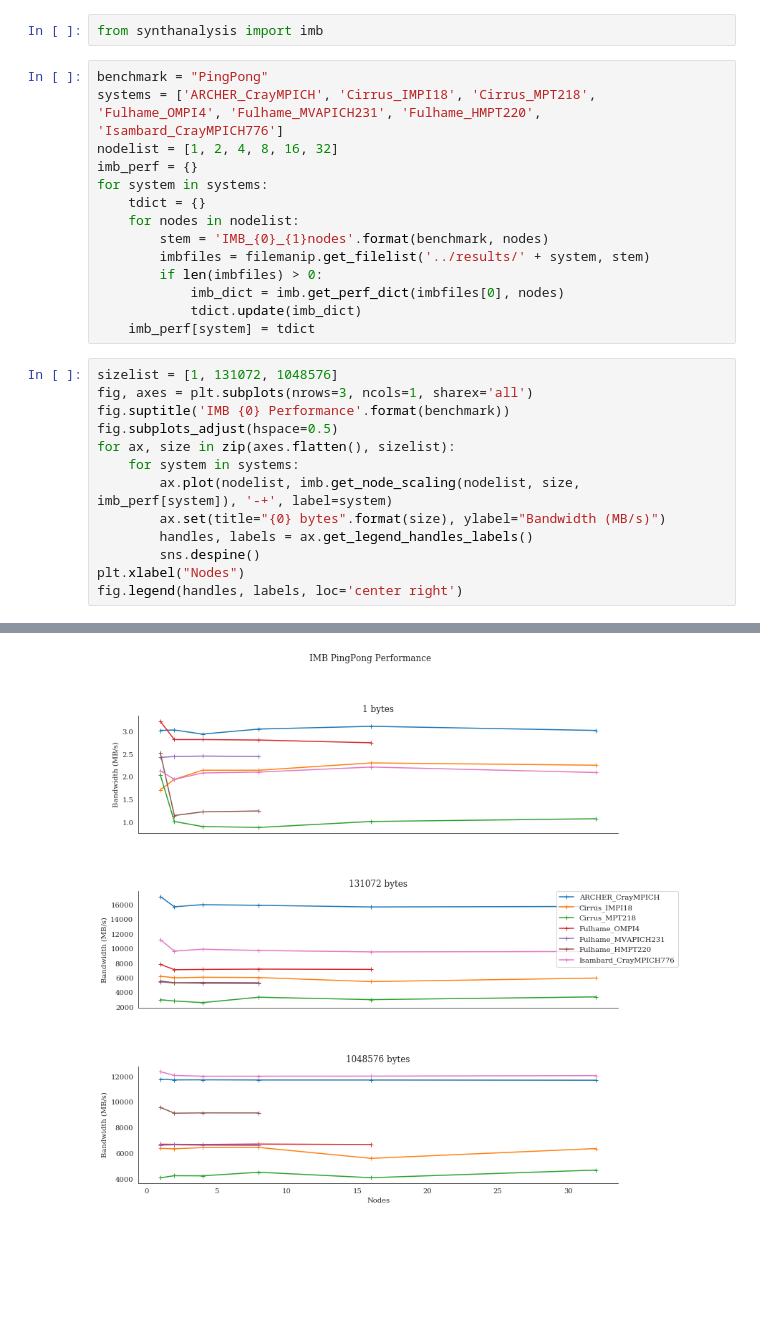
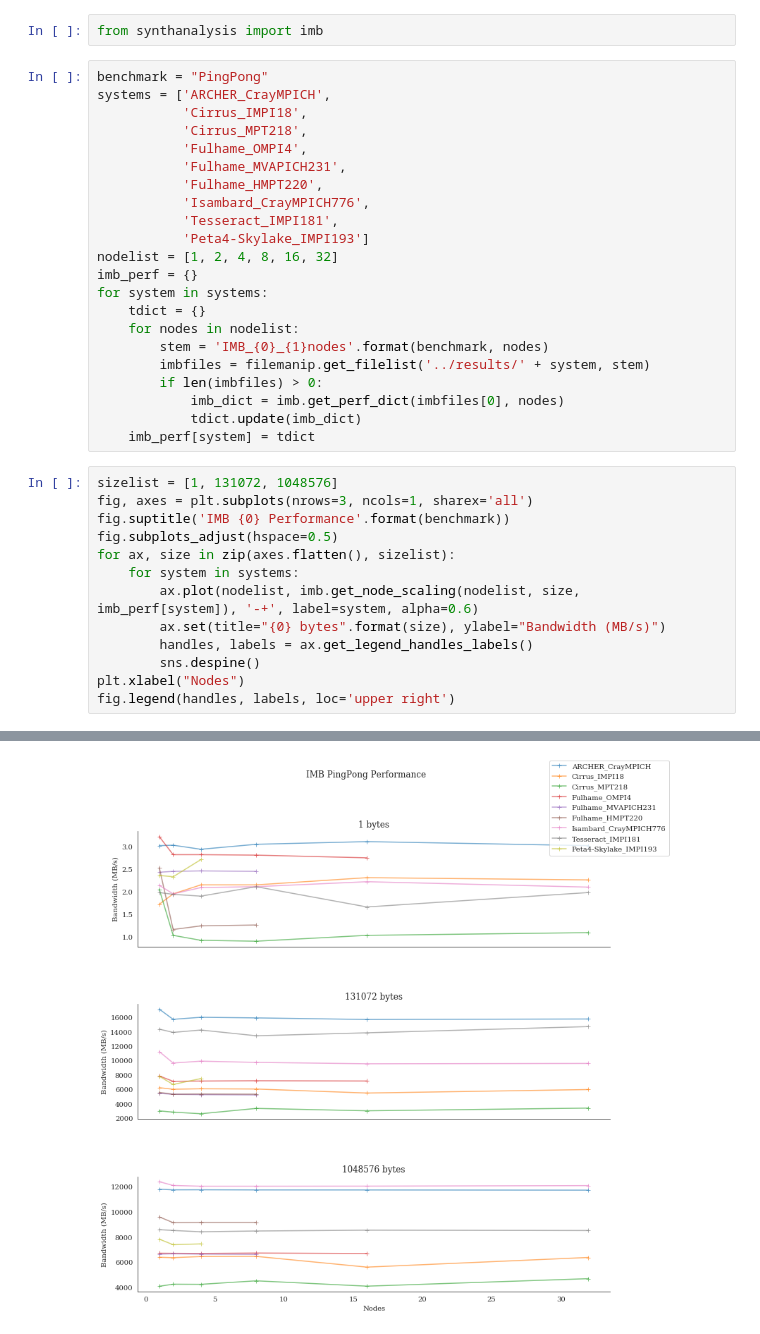
Before and after one commit to hpc-uk/archer-benchmarks, a Jupyter notebook: synth/IMB/analysis/IMB_PingPong_compare.ipynb, the cells around one changed output, grey strips where cells are left out. Cells and saved outputs as stored; diff of their text form; blank space fills up the shorter version.

```diff
--- a/synth/IMB/analysis/IMB_PingPong_compare.ipynb
+++ b/synth/IMB/analysis/IMB_PingPong_compare.ipynb
@@ -16,7 +16,15 @@ from utilities import filemanip
 from synthanalysis import imb
 # %%
 benchmark = "PingPong"
-systems = ['ARCHER_CrayMPICH', 'Cirrus_IMPI18', 'Cirrus_MPT218', 'Fulhame_OMPI4', 'Fulhame_MVAPICH231', 'Fulhame_HMPT220', 'Isambard_CrayMPICH776']
+systems = ['ARCHER_CrayMPICH',
+           'Cirrus_IMPI18',
+           'Cirrus_MPT218',
+           'Fulhame_OMPI4',
+           'Fulhame_MVAPICH231',
+           'Fulhame_HMPT220',
+           'Isambard_CrayMPICH776',
+           'Tesseract_IMPI181',
+           'Peta4-Skylake_IMPI193']
 nodelist = [1, 2, 4, 8, 16, 32]
 imb_perf = {}
 for system in systems:
@@ -31,19 +39,19 @@ for system in systems:
 # %%
 sizelist = [1, 131072, 1048576]
 fig, axes = plt.subplots(nrows=3, ncols=1, sharex='all')
 fig.suptitle('IMB {0} Performance'.format(benchmark))
 fig.subplots_adjust(hspace=0.5)
 for ax, size in zip(axes.flatten(), sizelist):
     for system in systems:
-        ax.plot(nodelist, imb.get_node_scaling(nodelist, size, imb_perf[system]), '-+', label=system)
+        ax.plot(nodelist, imb.get_node_scaling(nodelist, size, imb_perf[system]), '-+', label=system, alpha=0.6)
         ax.set(title="{0} bytes".format(size), ylabel="Bandwidth (MB/s)")
         handles, labels = ax.get_legend_handles_labels()
         sns.despine()
 plt.xlabel("Nodes")
-fig.legend(handles, labels, loc='center right')
+fig.legend(handles, labels, loc='upper right')
 # %% [output]
 <matplotlib.legend.Legend at 0x...>
-[figure, old version]
+[figure, new version]
 # %%
 nodelist = [1, 4, 16]
 sizelist = [0,
```
Also changed, not shown: parts of 4 cells of this notebook, 5 other files.
